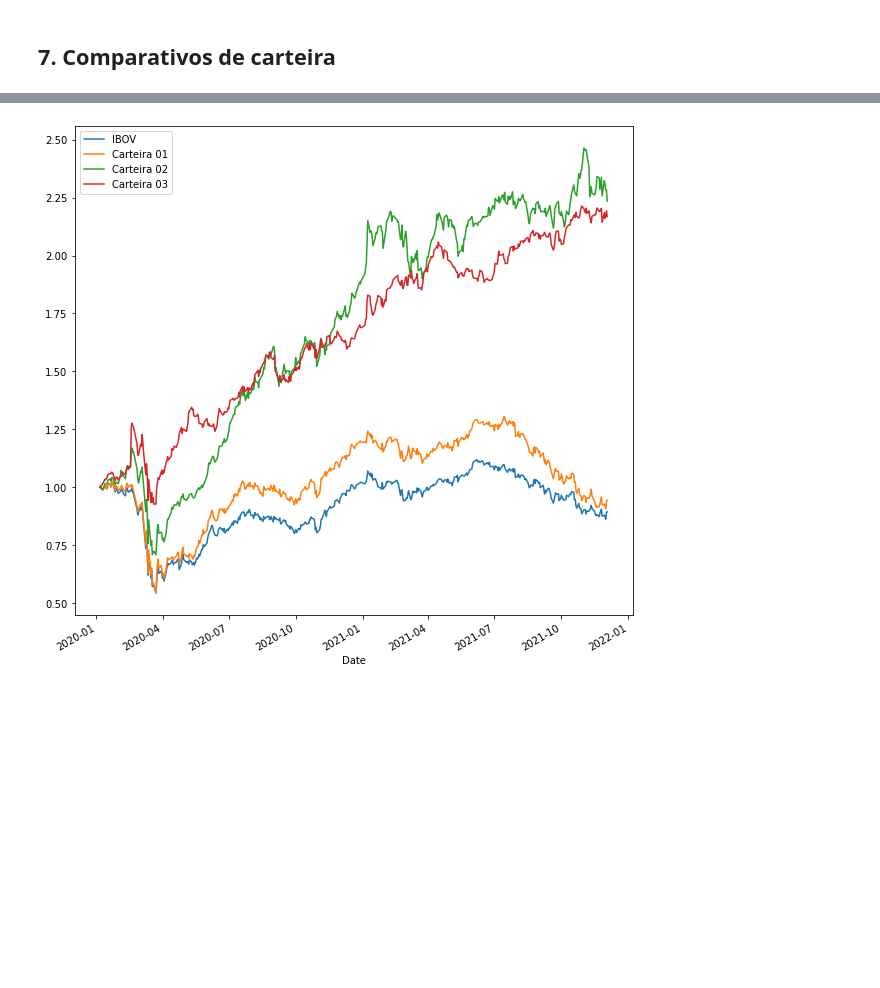
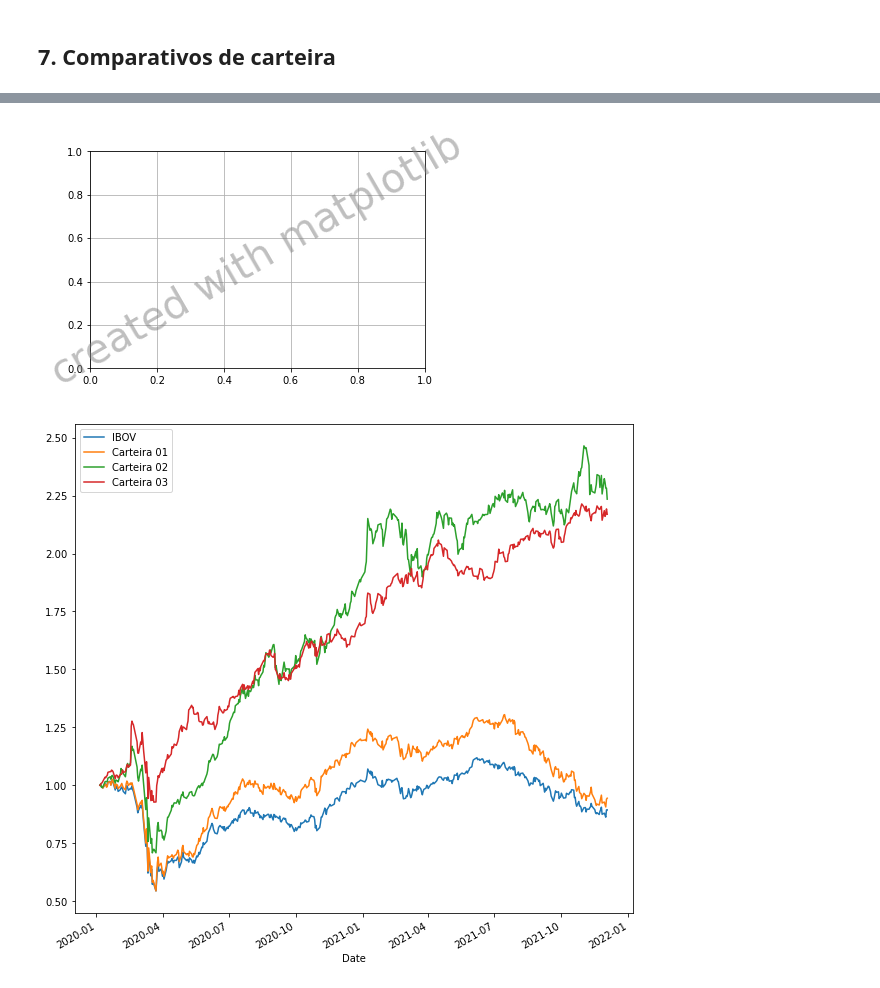
Before and after one commit to Trading-com-Dados/tutoriais_publicos, a Jupyter notebook: 20220201_Comparação_entre_Carteiras.ipynb, the cells around one changed output, grey strips where cells are left out. Cells and saved outputs as stored; diff of their text form; code cells hidden in the pictures; blank space fills up the shorter version.

```diff
--- a/20220201_Comparação_entre_Carteiras.ipynb
+++ b/20220201_Comparação_entre_Carteiras.ipynb
@@ -271,7 +271,3 @@ df_final.head()
 5 rows × 35 columns
 # %%
 df_final_normalizado = df_final/df_final.iloc[0]
-# %%
-df_final_normalizado[['IBOV', 'Carteira 01', 'Carteira 02', 'Carteira 03']].plot(figsize = (10,10));
-# %% [output]
-[figure, removed]
@@ -277,0 +276,15 @@ df_final_normalizado[['IBOV', 'Carteira 01', 'Carteira 02', 'Carteira 03']].plot
+# %%
+fig, ax = plt.subplots()
+
+ax.grid()
+
+df_final_normalizado[['IBOV', 'Carteira 01', 'Carteira 02', 'Carteira 03']].plot(figsize = (10,10))
+
+ax.text(0.5, 0.5, 'created with matplotlib', transform=ax.transAxes,
+        fontsize=40, color='gray', alpha=0.5,
+        ha='center', va='center', rotation='30')
+
+plt.show()
+# %% [output]
+[figure, added]
+[figure, added]
```
Also changed, not shown: parts of 14 cells of this notebook.
